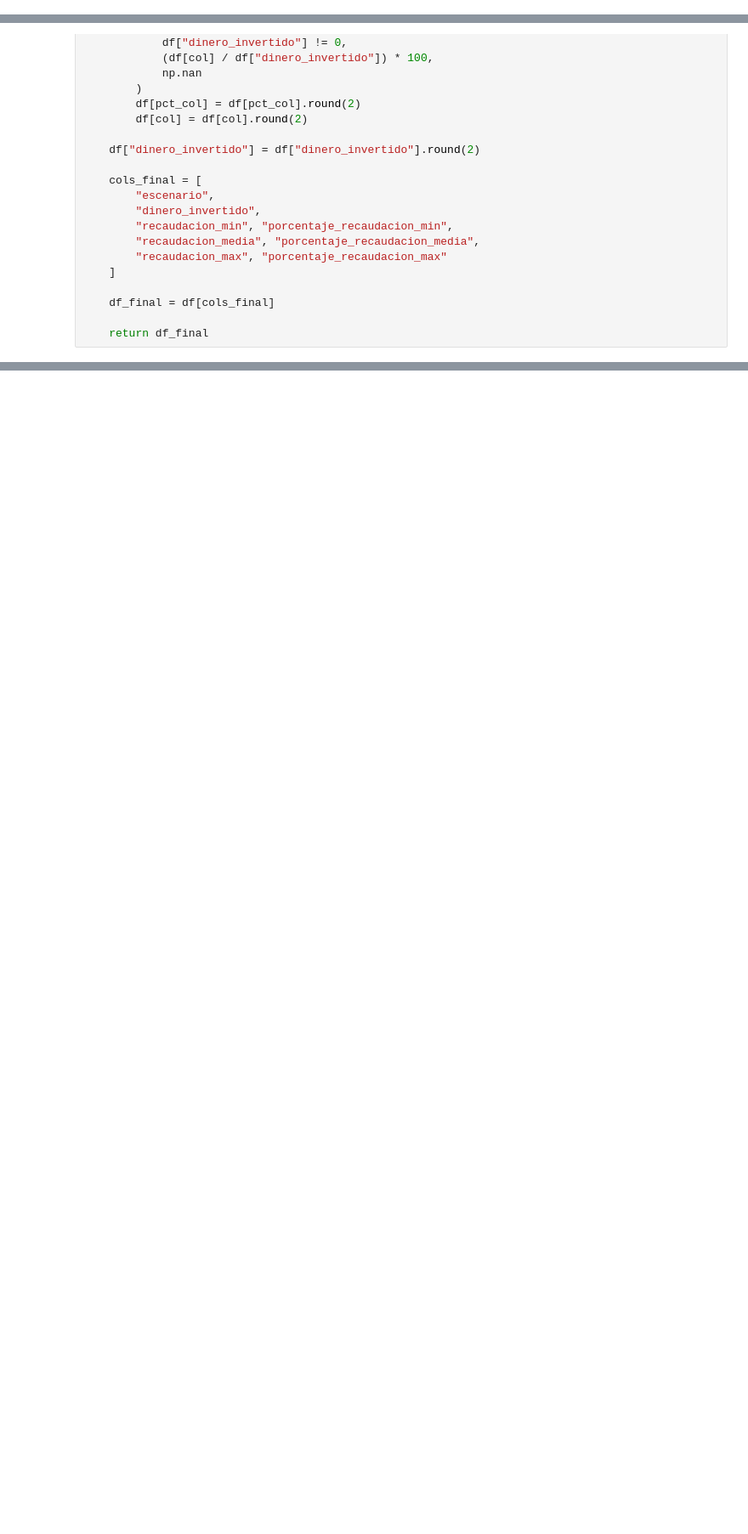
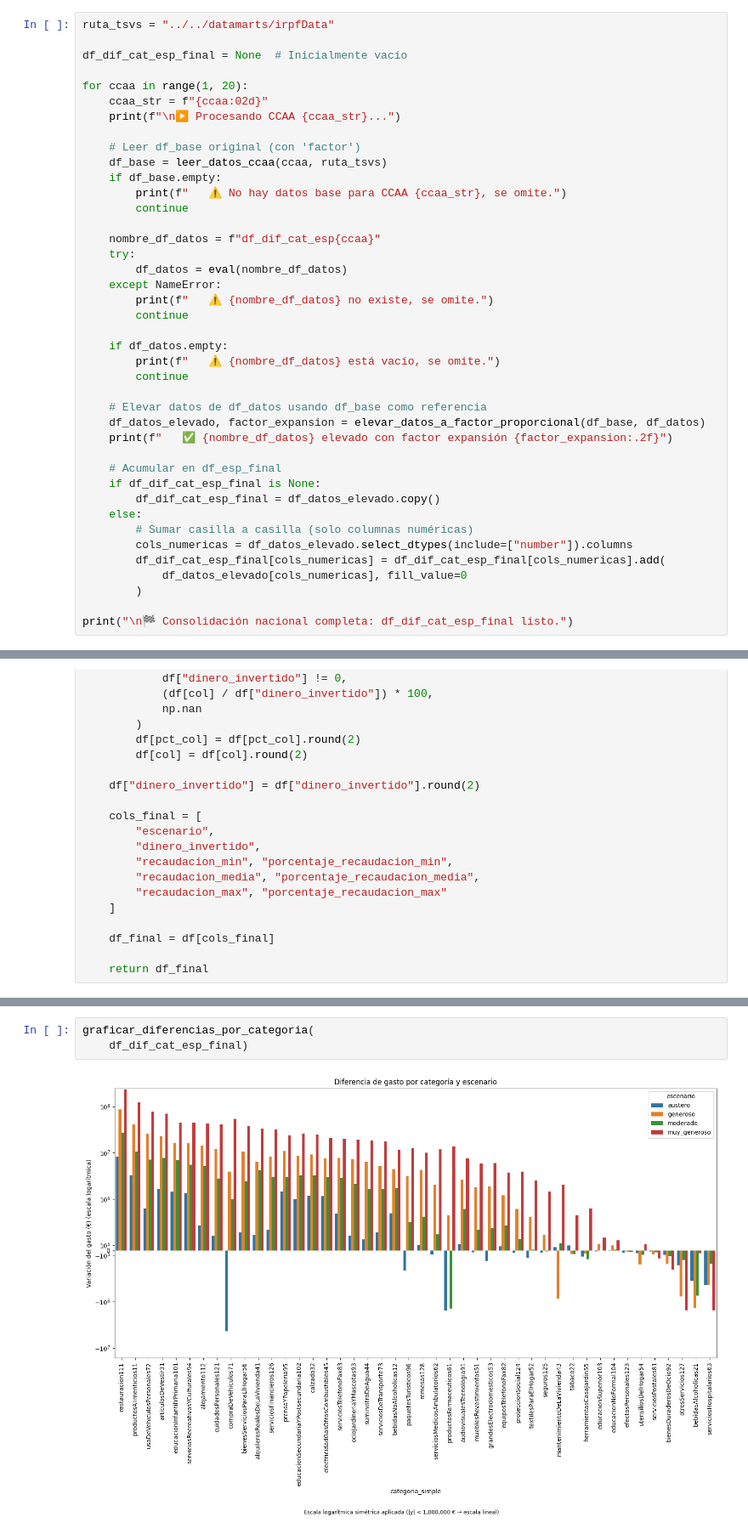
Before and after one commit to rauulrivero/ExpenseAnalysis, a Jupyter notebook: notebooks/research/irpf_simulation.ipynb, the cells around one changed output, grey strips where cells are left out. Shown at 85% size. Cells and saved outputs as stored; diff of their text form; blank space fills up the shorter version.

```diff
--- a/notebooks/research/irpf_simulation.ipynb
+++ b/notebooks/research/irpf_simulation.ipynb
@@ -1097,0 +1325,41 @@ df_esp
+# %%
+ruta_tsvs = "../../datamarts/irpfData"
+
+df_dif_cat_esp_final = None  # Inicialmente vacío
+
+for ccaa in range(1, 20):
+    ccaa_str = f"{ccaa:02d}"
+    print(f"\n▶️ Procesando CCAA {ccaa_str}...")
+
+    # Leer df_base original (con 'factor')
+    df_base = leer_datos_ccaa(ccaa, ruta_tsvs)
+    if df_base.empty:
+        print(f"   ⚠️ No hay datos base para CCAA {ccaa_str}, se omite.")
+        continue
+
+    nombre_df_datos = f"df_dif_cat_esp{ccaa}"
+    try:
+        df_datos = eval(nombre_df_datos)
+    except NameError:
+        print(f"   ⚠️ {nombre_df_datos} no existe, se omite.")
+        continue
+
+    if df_datos.empty:
+        print(f"   ⚠️ {nombre_df_datos} está vacío, se omite.")
+        continue
+
+    # Elevar datos de df_datos usando df_base como referencia
+    df_datos_elevado, factor_expansion = elevar_datos_a_factor_proporcional(df_base, df_datos)
+    print(f"   ✅ {nombre_df_datos} elevado con factor expansión {factor_expansion:.2f}")
+
+    # Acumular en df_esp_final
+    if df_dif_cat_esp_final is None:
+        df_dif_cat_esp_final = df_datos_elevado.copy()
+    else:
+        # Sumar casilla a casilla (solo columnas numéricas)
+        cols_numericas = df_datos_elevado.select_dtypes(include=["number"]).columns
+        df_dif_cat_esp_final[cols_numericas] = df_dif_cat_esp_final[cols_numericas].add(
+            df_datos_elevado[cols_numericas], fill_value=0
+        )
+
+print("\n🏁 Consolidación nacional completa: df_dif_cat_esp_final listo.")
@@ -1332,0 +1646,5 @@ graficar_diferencias_por_categoria(
+# %%
+graficar_diferencias_por_categoria(
+    df_dif_cat_esp_final)
+# %% [output]
+[figure, added]
```
Also changed, not shown: parts of 50 cells of this notebook, 10 other files.
